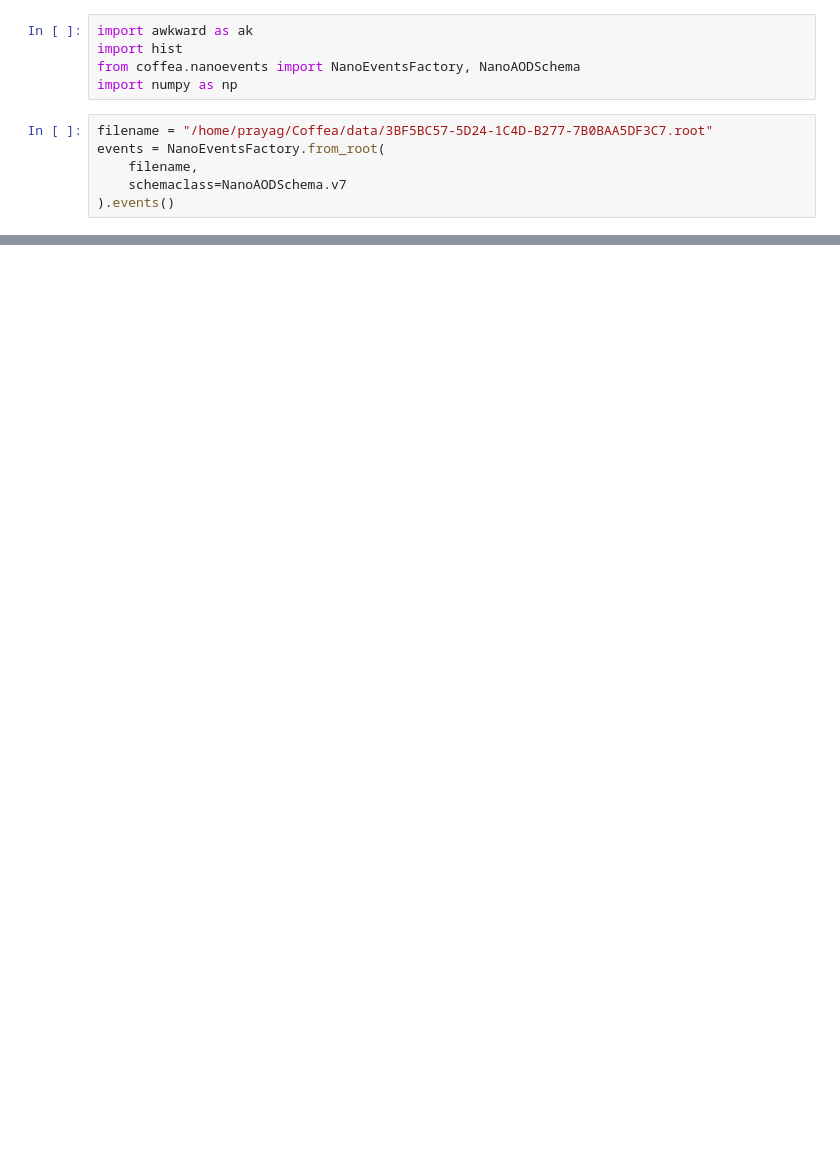
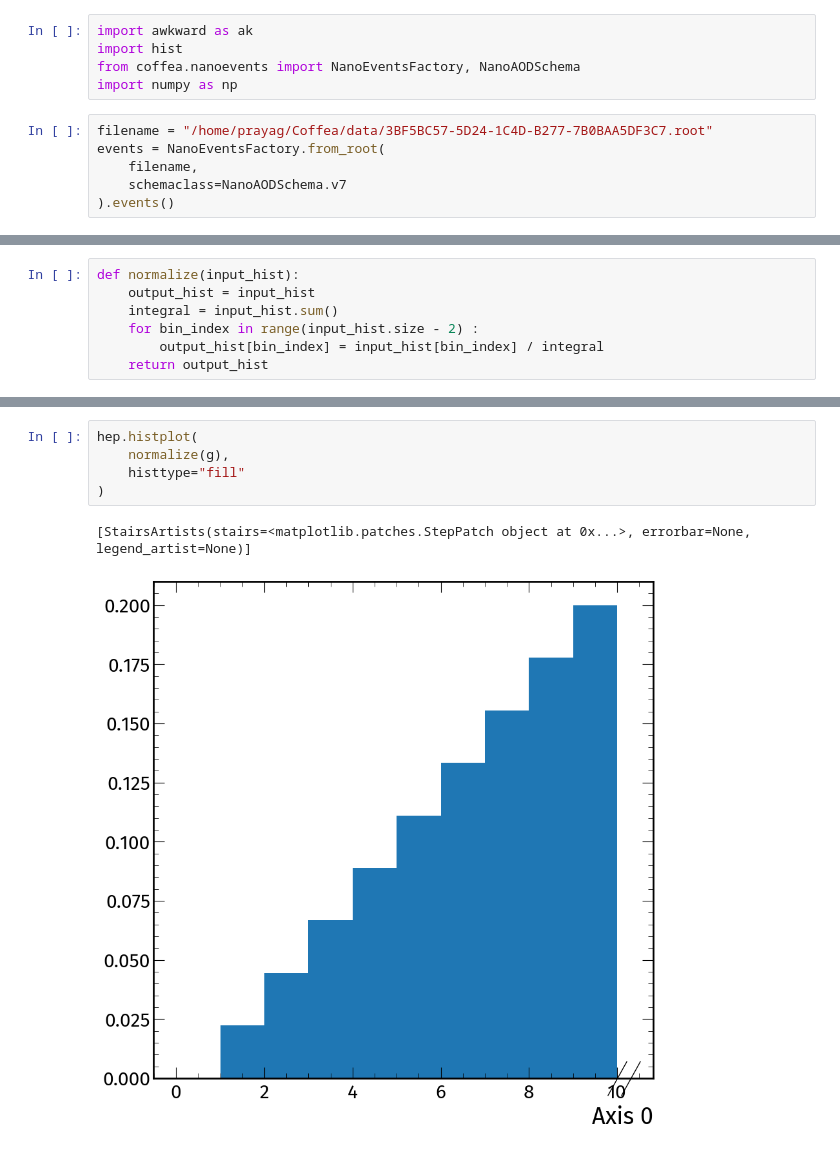
Before and after one commit to prayagyadav/MonoHiggstobb, a Jupyter notebook: Backgrounds/Test.ipynb, the cells around one changed output, grey strips where cells are left out. Saved outputs shown, nothing was run; the diff lists cells and outputs as text; blank space fills up the shorter version.

```diff
--- a/Backgrounds/Test.ipynb
+++ b/Backgrounds/Test.ipynb
@@ -43,0 +34,7 @@ array([3.57844013e-01, 4.31395113e-01, 5.69827109e-02, 3.56187846e-02,
+# %%
+def normalize(input_hist):
+    output_hist = input_hist
+    integral = input_hist.sum()
+    for bin_index in range(input_hist.size - 2) :
+        output_hist[bin_index] = input_hist[bin_index] / integral
+    return output_hist
@@ -43,0 +65,8 @@ array([3.57844013e-01, 4.31395113e-01, 5.69827109e-02, 3.56187846e-02,
+# %%
+hep.histplot(
+    normalize(g),
+    histtype="fill"
+)
+# %% [output]
+[StairsArtists(stairs=<matplotlib.patches.StepPatch object at 0x...>, errorbar=None, legend_artist=None)]
+[figure, added]
```
Also changed, not shown: parts of 6 cells of this notebook.
